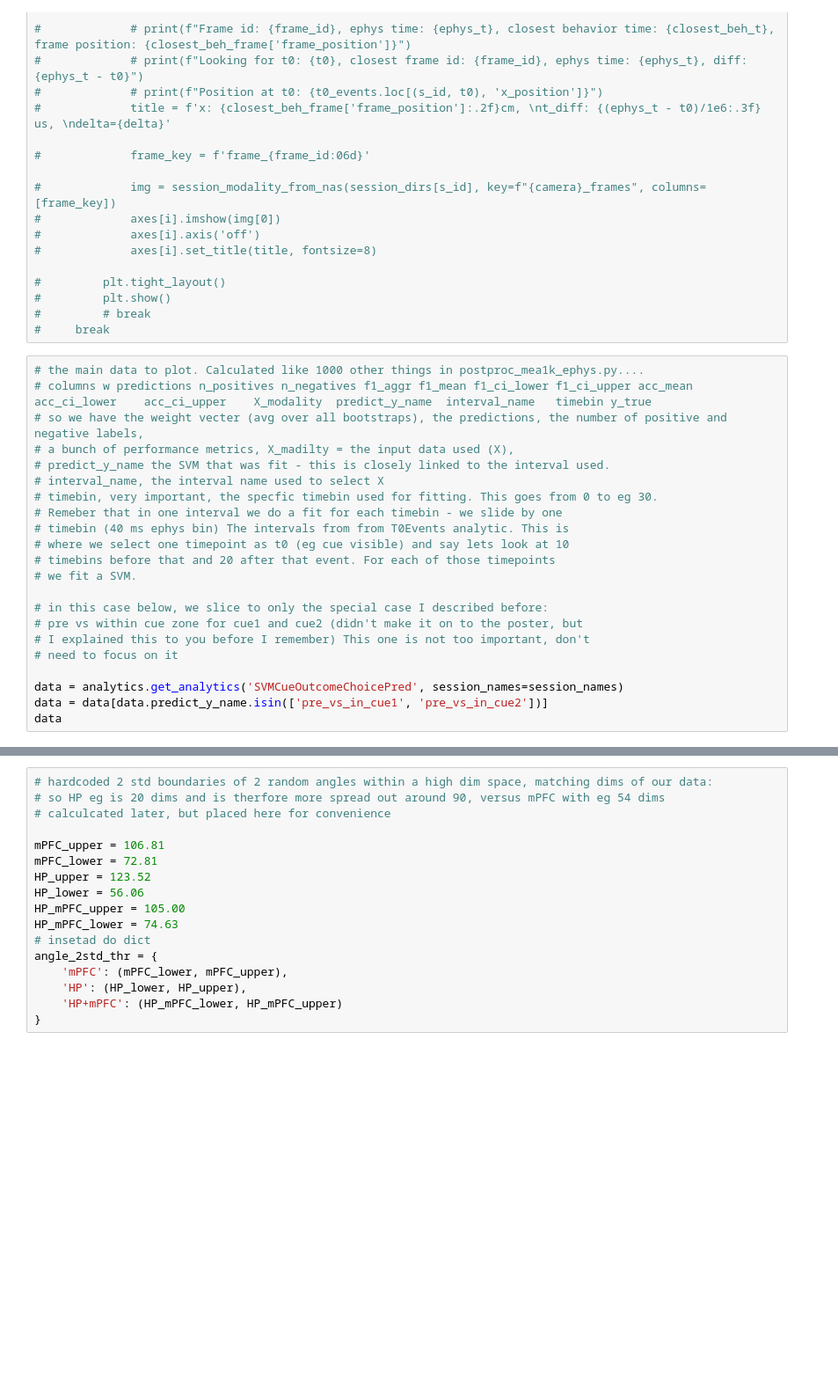
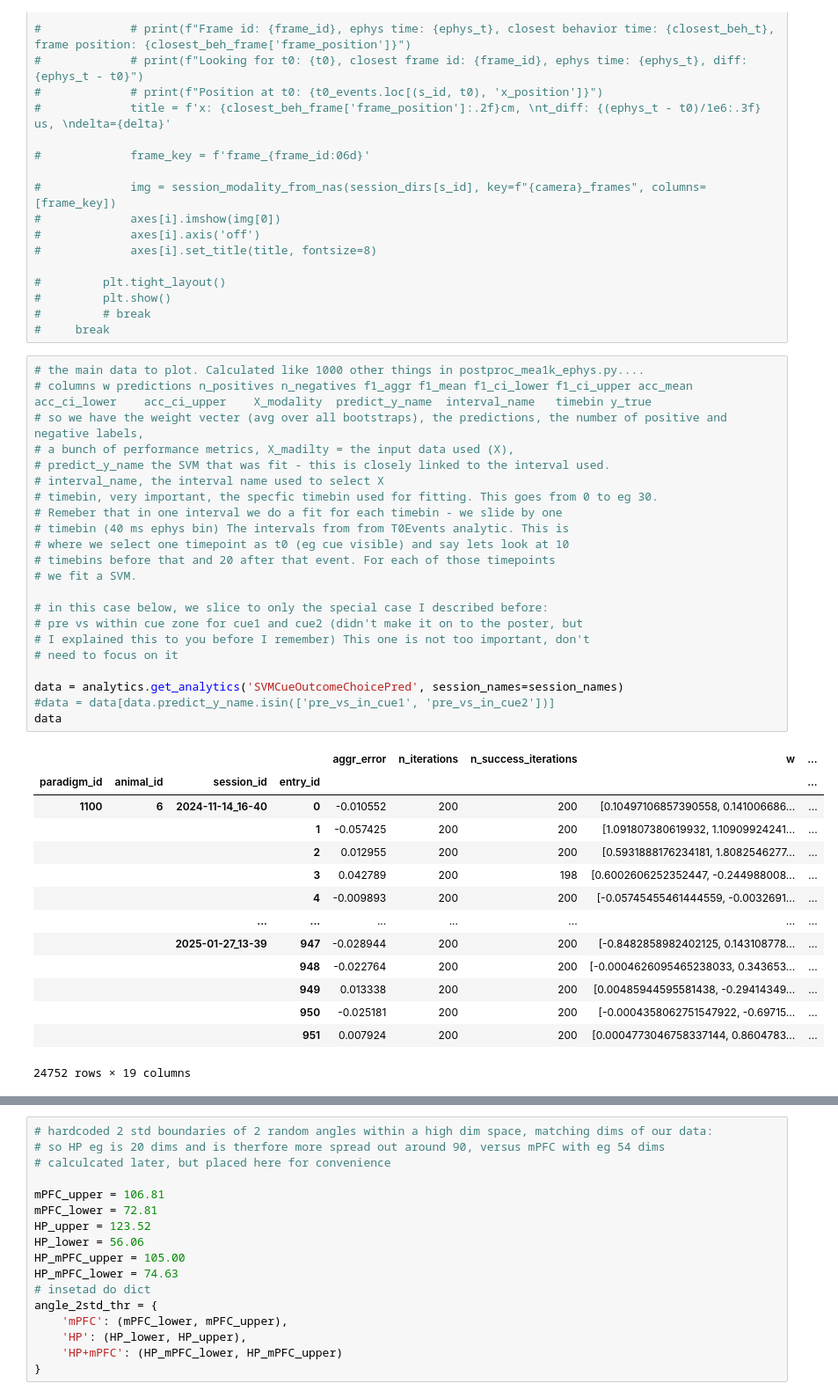
Before and after one commit to LoaloaF/analysisVR, a Jupyter notebook: scripted_plotting/svm_analysis_cleaned.ipynb, the cells around one changed output, grey strips where cells are left out. Shown at 88% size. Drawn from its saved outputs; the diff is of its cells as text; blank space fills up the shorter version.

```diff
--- a/scripted_plotting/svm_analysis_cleaned.ipynb
+++ b/scripted_plotting/svm_analysis_cleaned.ipynb
@@ -161,25 +243,40 @@ behavior
 # %%
 # the main data to plot. Calculated like 1000 other things in postproc_mea1k_ephys.py....
 # columns w	predictions	n_positives	n_negatives	f1_aggr	f1_mean	f1_ci_lower	f1_ci_upper	acc_mean	acc_ci_lower	acc_ci_upper	X_modality	predict_y_name	interval_name	timebin	y_true
 # so we have the weight vecter (avg over all bootstraps), the predictions, the number of positive and negative labels,
 # a bunch of performance metrics, X_madilty = the input data used (X),
 # predict_y_name the SVM that was fit - this is closely linked to the interval used.
 # interval_name, the interval name used to select X
 # timebin, very important, the specfic timebin used for fitting. This goes from 0 to eg 30.
 # Remeber that in one interval we do a fit for each timebin - we slide by one
 # timebin (40 ms ephys bin) The intervals from from T0Events analytic. This is
 # where we select one timepoint as t0 (eg cue visible) and say lets look at 10
 # timebins before that and 20 after that event. For each of those timepoints
 # we fit a SVM.
 
 # in this case below, we slice to only the special case I described before:
 # pre vs within cue zone for cue1 and cue2 (didn't make it on to the poster, but
 # I explained this to you before I remember) This one is not too important, don't
 # need to focus on it
 
 data = analytics.get_analytics('SVMCueOutcomeChoicePred', session_names=session_names)
-data = data[data.predict_y_name.isin(['pre_vs_in_cue1', 'pre_vs_in_cue2'])]
+#data = data[data.predict_y_name.isin(['pre_vs_in_cue1', 'pre_vs_in_cue2'])]
 data
+# %% [output]
+|  |  |  |  | aggr_error | n_iterations | n_success_iterations | w | ... |
+| paradigm_id | animal_id | session_id | entry_id |  |  |  |  | ... |
+| 1100 | 6 | 2024-11-14_16-40 | 0 | -0.010552 | 200 | 200 | [0.10497106857390558, 0.141006686... | ... |
+|  |  |  | 1 | -0.057425 | 200 | 200 | [1.091807380619932, 1.10909924241... | ... |
+|  |  |  | 2 | 0.012955 | 200 | 200 | [0.5931888176234181, 1.8082546277... | ... |
+|  |  |  | 3 | 0.042789 | 200 | 198 | [0.6002606252352447, -0.244988008... | ... |
+|  |  |  | 4 | -0.009893 | 200 | 200 | [-0.05745455461444559, -0.0032691... | ... |
+|  |  | ... | ... | ... | ... | ... | ... | ... |
+|  |  | 2025-01-27_13-39 | 947 | -0.028944 | 200 | 200 | [-0.8482858982402125, 0.143108778... | ... |
+|  |  |  | 948 | -0.022764 | 200 | 200 | [-0.0004626095465238033, 0.343653... | ... |
+|  |  |  | 949 | 0.013338 | 200 | 200 | [0.00485944595581438, -0.29414349... | ... |
+|  |  |  | 950 | -0.025181 | 200 | 200 | [-0.0004358062751547922, -0.69715... | ... |
+|  |  |  | 951 | 0.007924 | 200 | 200 | [0.0004773046758337144, 0.8604783... | ... |
+24752 rows × 19 columns
 # %%
 # This is one of the first plots I made, it's not in the output NAS dir yet. Run it
 
```
Also changed, not shown: parts of 21 cells of this notebook.
